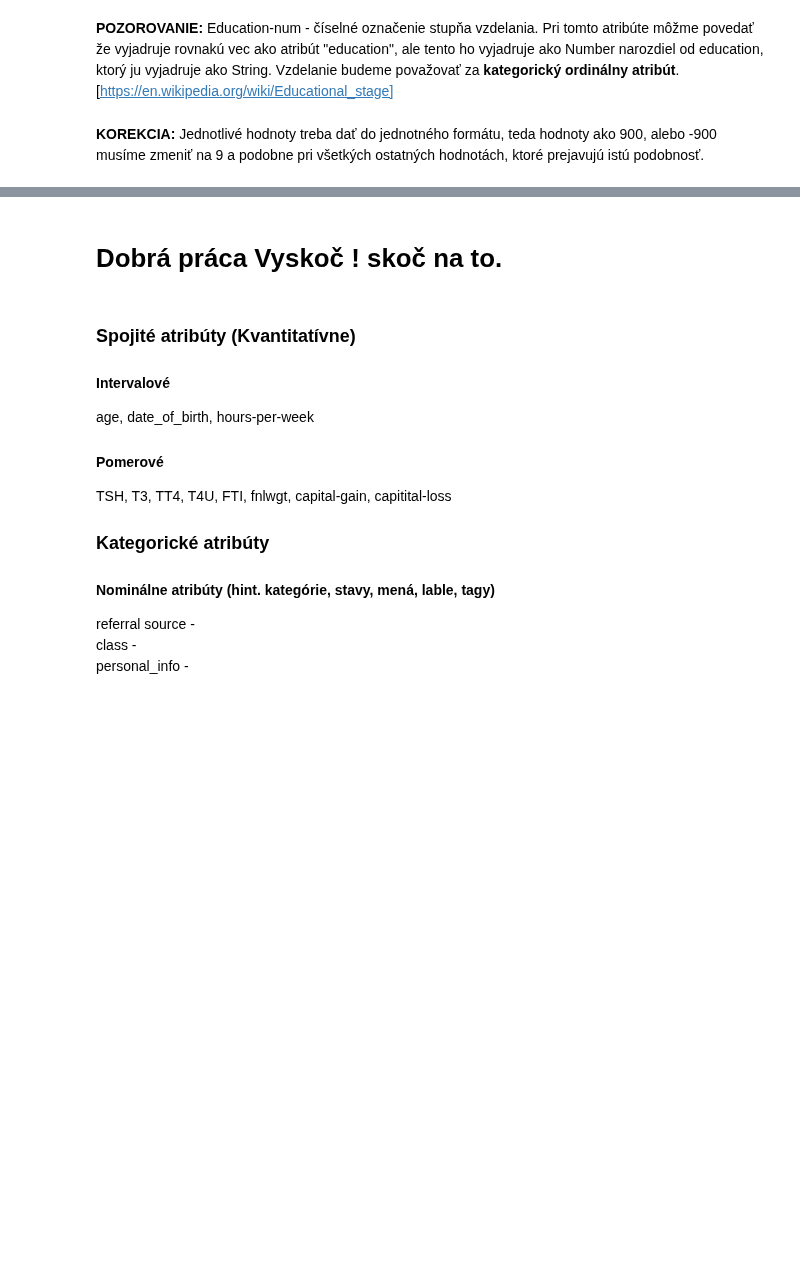
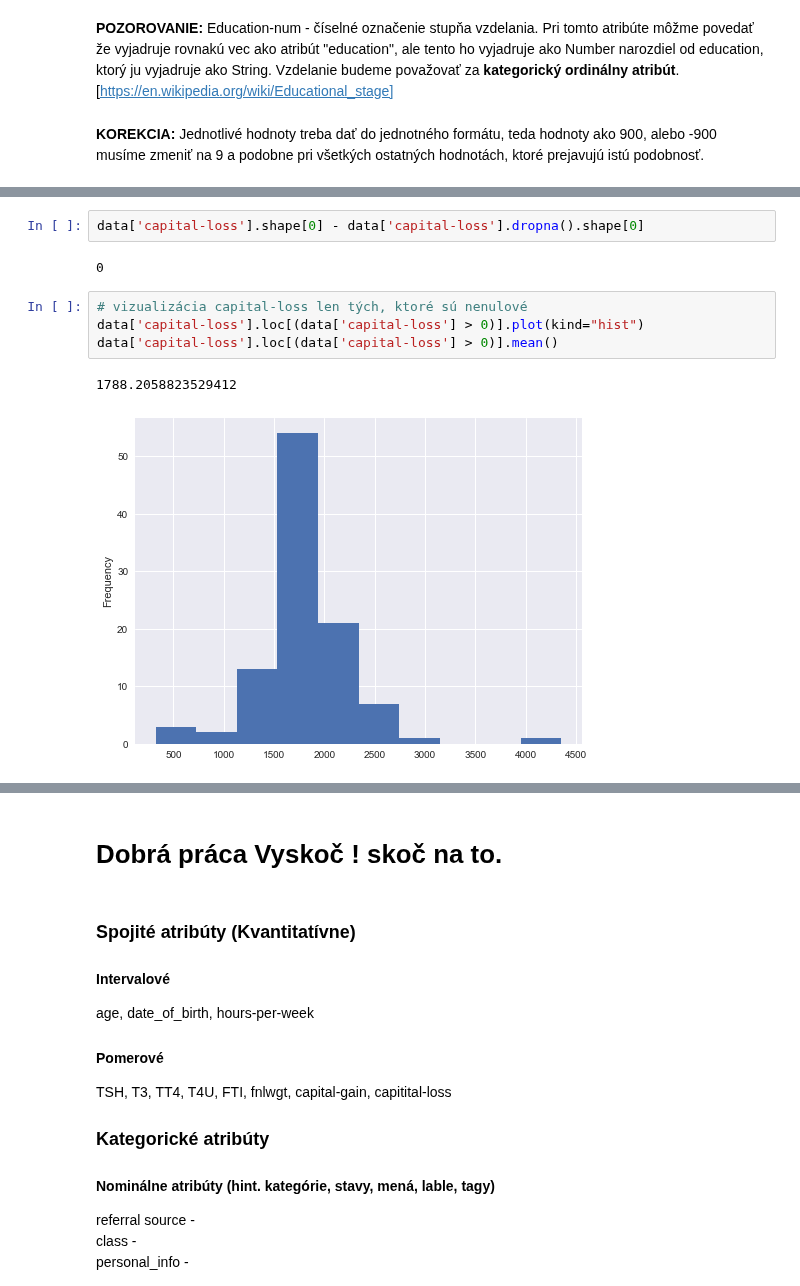
Before and after one commit to PeterJurkacek/IAU_2018_Jurkacek_Vyskoc, a Jupyter notebook: prieskumna_analyza.ipynb, the cells around one changed output, grey strips where cells are left out. Cells and saved outputs as stored; diff of their text form; blank space fills up the shorter version.

```diff
--- a/prieskumna_analyza.ipynb
+++ b/prieskumna_analyza.ipynb
@@ -755,0 +1211,11 @@ data['education-num'].value_counts().plot(kind='bar')
+# %%
+data['capital-loss'].shape[0] - data['capital-loss'].dropna().shape[0]
+# %% [output]
+0
+# %%
+# vizualizácia capital-loss len tých, ktoré sú nenulové
+data['capital-loss'].loc[(data['capital-loss'] > 0)].plot(kind="hist")
+data['capital-loss'].loc[(data['capital-loss'] > 0)].mean()
+# %% [output]
+1788.2058823529412
+[figure, added]
```
Also changed, not shown: parts of 119 cells of this notebook.
